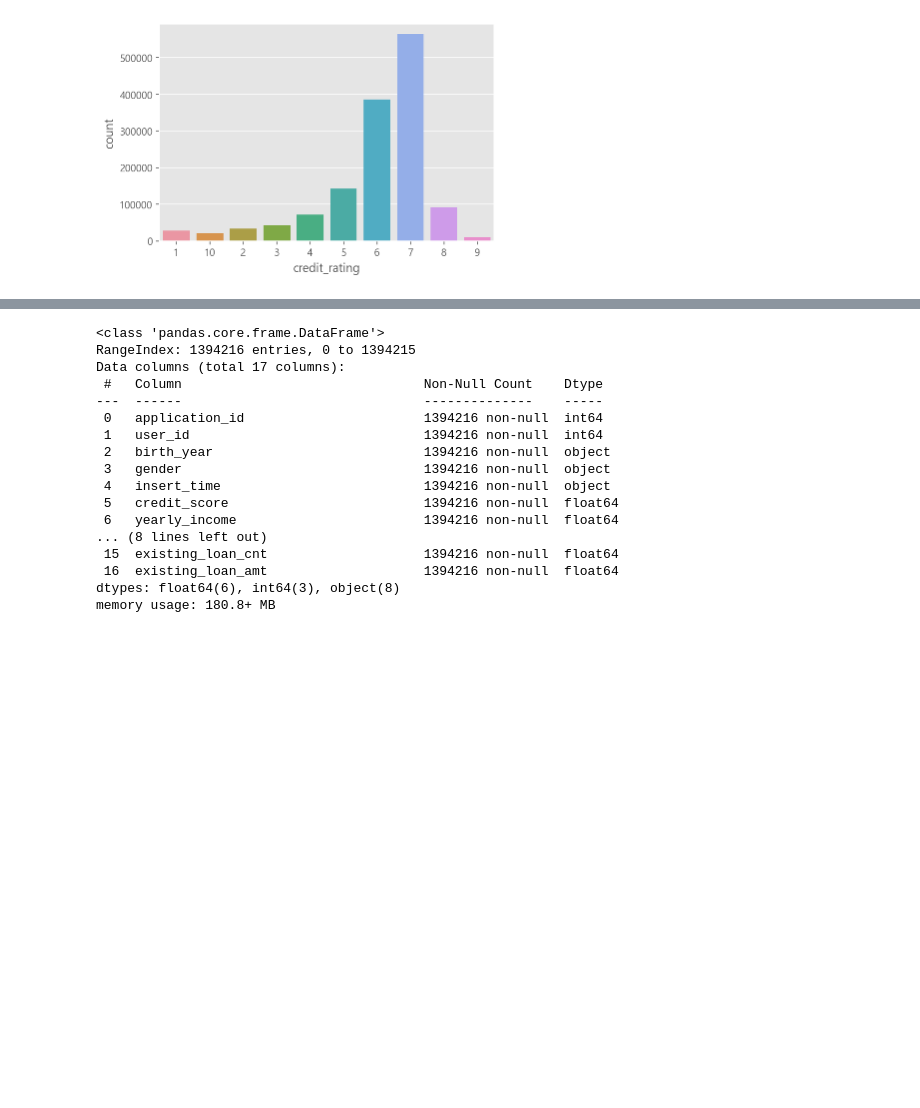
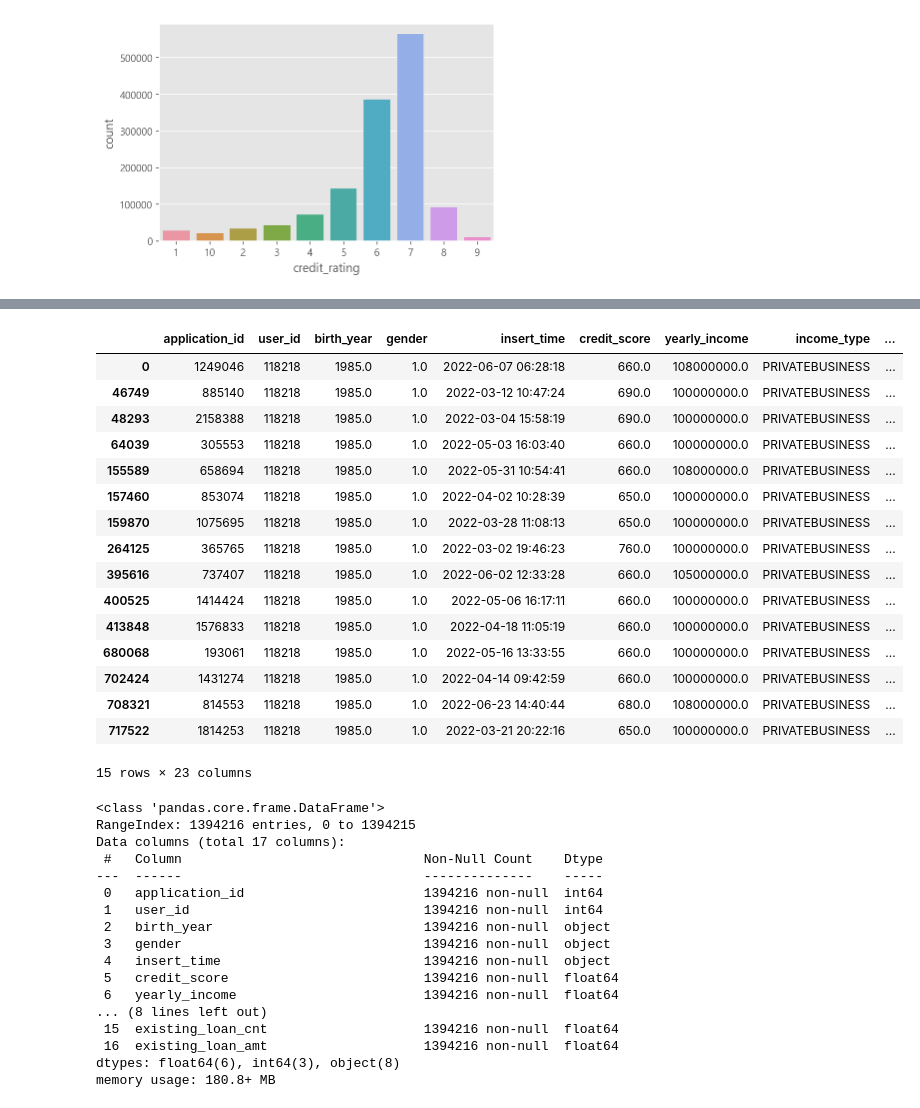
Before and after one commit to Chanjinee/BigContest2022, a Jupyter notebook: src/feature_engineering_song.ipynb, the cells around one changed output, grey strips where cells are left out. Saved outputs shown, nothing was run; the diff lists cells and outputs as text; code cells hidden in the pictures; blank space fills up the shorter version.

```diff
--- a/src/feature_engineering_song.ipynb
+++ b/src/feature_engineering_song.ipynb
@@ -234,3 +337,23 @@ user.div(df[['5세','10세','15세','20세']].sum(axis = 1),axis = 0)
+# %%
+user[user['user_id'] == 118218]
+# %% [output]
+|  | application_id | user_id | birth_year | gender | insert_time | credit_score | yearly_income | income_type | ... |
+| 0 | 1249046 | 118218 | 1985.0 | 1.0 | 2022-06-07 06:28:18 | 660.0 | 108000000.0 | PRIVATEBUSINESS | ... |
+| 46749 | 885140 | 118218 | 1985.0 | 1.0 | 2022-03-12 10:47:24 | 690.0 | 100000000.0 | PRIVATEBUSINESS | ... |
+| 48293 | 2158388 | 118218 | 1985.0 | 1.0 | 2022-03-04 15:58:19 | 690.0 | 100000000.0 | PRIVATEBUSINESS | ... |
+| 64039 | 305553 | 118218 | 1985.0 | 1.0 | 2022-05-03 16:03:40 | 660.0 | 100000000.0 | PRIVATEBUSINESS | ... |
+| 155589 | 658694 | 118218 | 1985.0 | 1.0 | 2022-05-31 10:54:41 | 660.0 | 108000000.0 | PRIVATEBUSINESS | ... |
+| 157460 | 853074 | 118218 | 1985.0 | 1.0 | 2022-04-02 10:28:39 | 650.0 | 100000000.0 | PRIVATEBUSINESS | ... |
+| 159870 | 1075695 | 118218 | 1985.0 | 1.0 | 2022-03-28 11:08:13 | 650.0 | 100000000.0 | PRIVATEBUSINESS | ... |
+| 264125 | 365765 | 118218 | 1985.0 | 1.0 | 2022-03-02 19:46:23 | 760.0 | 100000000.0 | PRIVATEBUSINESS | ... |
+| 395616 | 737407 | 118218 | 1985.0 | 1.0 | 2022-06-02 12:33:28 | 660.0 | 105000000.0 | PRIVATEBUSINESS | ... |
+| 400525 | 1414424 | 118218 | 1985.0 | 1.0 | 2022-05-06 16:17:11 | 660.0 | 100000000.0 | PRIVATEBUSINESS | ... |
+| 413848 | 1576833 | 118218 | 1985.0 | 1.0 | 2022-04-18 11:05:19 | 660.0 | 100000000.0 | PRIVATEBUSINESS | ... |
+| 680068 | 193061 | 118218 | 1985.0 | 1.0 | 2022-05-16 13:33:55 | 660.0 | 100000000.0 | PRIVATEBUSINESS | ... |
+| 702424 | 1431274 | 118218 | 1985.0 | 1.0 | 2022-04-14 09:42:59 | 660.0 | 100000000.0 | PRIVATEBUSINESS | ... |
+| 708321 | 814553 | 118218 | 1985.0 | 1.0 | 2022-06-23 14:40:44 | 680.0 | 108000000.0 | PRIVATEBUSINESS | ... |
+| 717522 | 1814253 | 118218 | 1985.0 | 1.0 | 2022-03-21 20:22:16 | 650.0 | 100000000.0 | PRIVATEBUSINESS | ... |
+15 rows × 23 columns
 # %%
 user.info()
 # %% [output]
```
Also changed, not shown: parts of 25 cells of this notebook.
